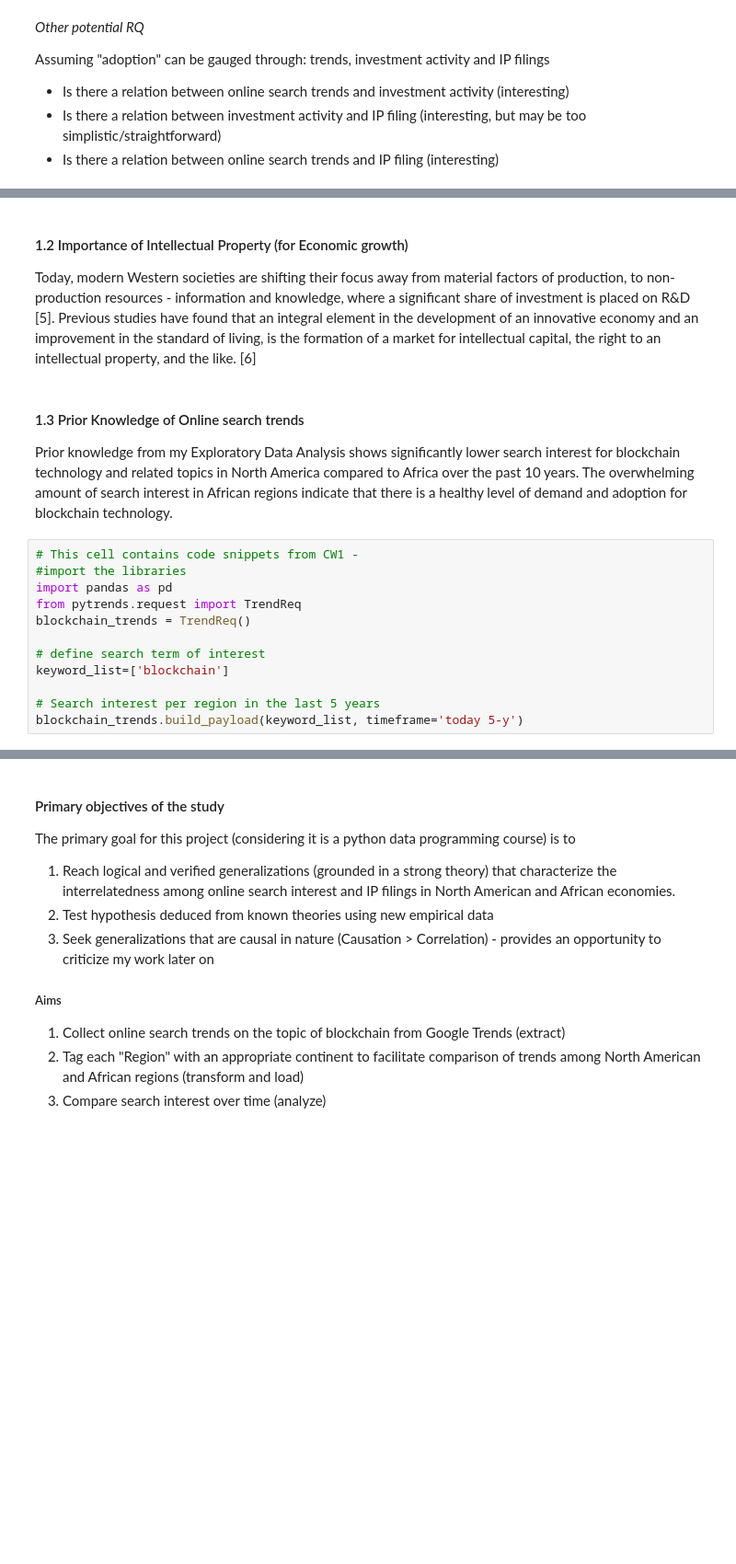
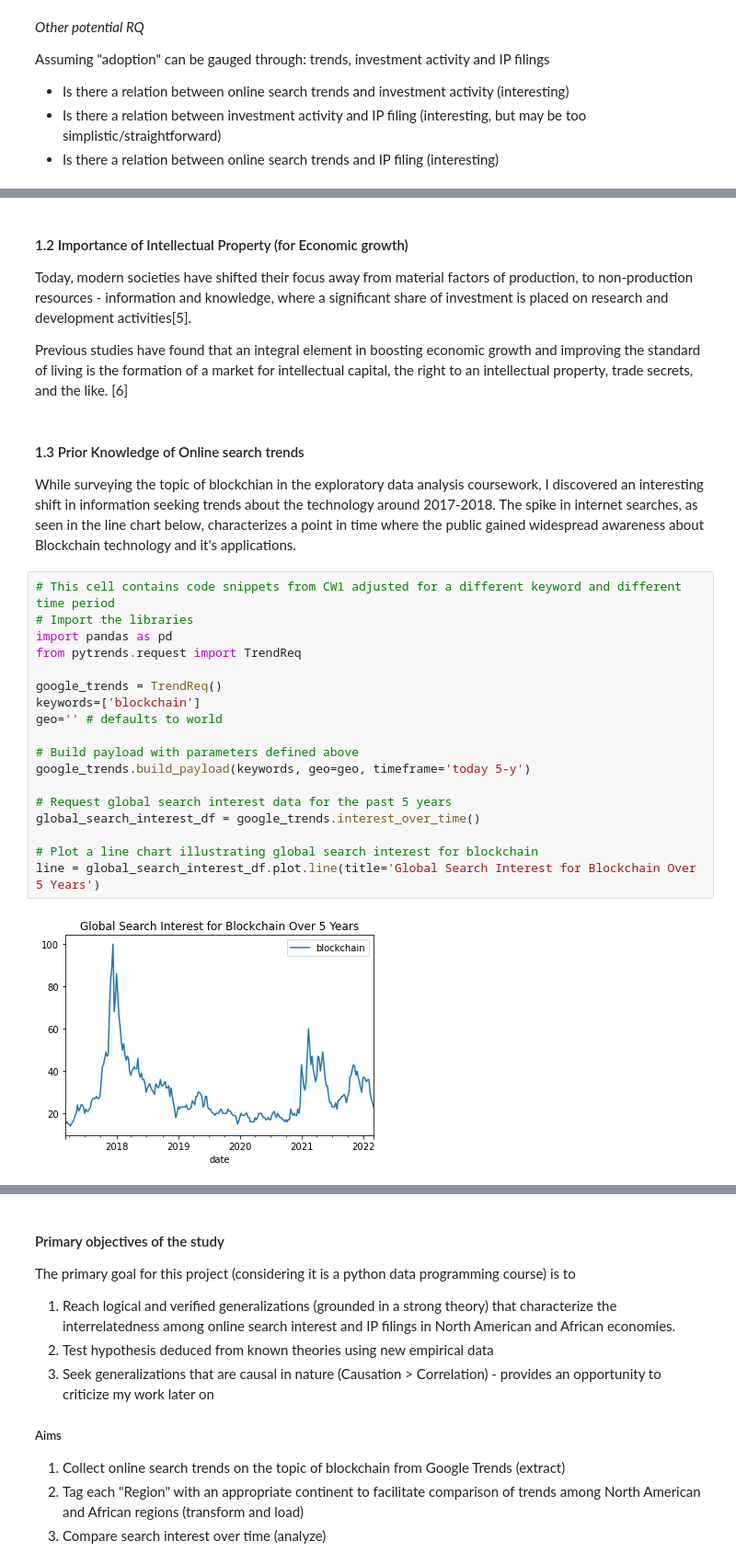
Before and after one commit to paulowe/python-data-programming, a Jupyter notebook: assignments/cw2 drafts/analysis.ipynb, the cells around one changed output, grey strips where cells are left out. Shown: that part at 92% size. Saved outputs shown, nothing was run; the diff lists cells and outputs as text; blank space fills up the shorter version.

```diff
--- a/assignments/cw2 drafts/analysis.ipynb
+++ b/assignments/cw2 drafts/analysis.ipynb
@@ -27,20 +27,30 @@ The past decade has seen a rapid development of practical applications of blockh
 # %% [markdown]
 #### 1.2 Importance of Intellectual Property (for Economic growth)
-Today, modern Western societies are shifting their focus away from material factors of production, to non-production resources - information and knowledge, where a significant share of investment is placed on R&D [5]. Previous studies have found that an integral element in the development of an innovative economy and an improvement in the standard of living, is the formation of a market for intellectual capital, the right to an intellectual property, and the like. [6]
+Today, modern societies have shifted their focus away from material factors of production, to non-production resources - information and knowledge, where a significant share of investment is placed on research and development activities[5].
+
+Previous studies have found that an integral element in boosting economic growth and improving the standard of living is the formation of a market for intellectual capital, the right to an intellectual property, trade secrets, and the like. [6]
 # %% [markdown]
 #### 1.3 Prior Knowledge of Online search trends
-Prior knowledge from my Exploratory Data Analysis shows significantly lower search interest for blockchain technology and related topics in North America compared to Africa over the past 10 years. The overwhelming amount of search interest in African regions indicate that there is a healthy level of demand and adoption for blockchain technology.
+While surveying the topic of blockchian in the exploratory data analysis coursework, I discovered an interesting shift in information seeking trends about the technology around 2017-2018. The spike in internet searches, as seen in the line chart below, characterizes a point in time where the public gained widespread awareness about Blockchain technology and it's applications.
 # %%
-# This cell contains code snippets from CW1 -
-#import the libraries
+# This cell contains code snippets from CW1 adjusted for a different keyword and different time period
+# Import the libraries
 import pandas as pd
 from pytrends.request import TrendReq
-blockchain_trends = TrendReq()
 
-# define search term of interest
-keyword_list=['blockchain']
+google_trends = TrendReq()
+keywords=['blockchain']
+geo='' # defaults to world
 
-# Search interest per region in the last 5 years
-blockchain_trends.build_payload(keyword_list, timeframe='today 5-y')
+# Build payload with parameters defined above
+google_trends.build_payload(keywords, geo=geo, timeframe='today 5-y')
+
+# Request global search interest data for the past 5 years
+global_search_interest_df = google_trends.interest_over_time()
+
+# Plot a line chart illustrating global search interest for blockchain
+line = global_search_interest_df.plot.line(title='Global Search Interest for Blockchain Over 5 Years')
+# %% [output]
+[figure, added]
 # %% [markdown]
 #### 1.4 The gap (Corruption is still higher in Africa, despite higher adoption of Blockchain technology)
```
Also changed, not shown: parts of 13 cells of this notebook.
